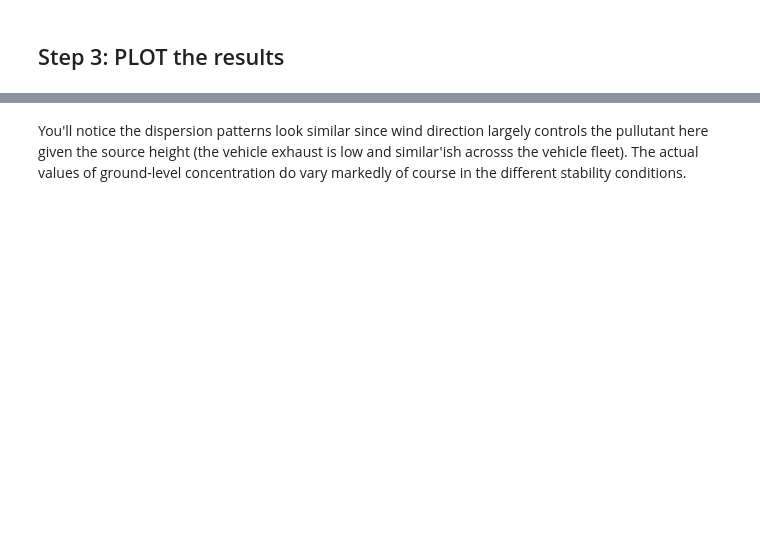
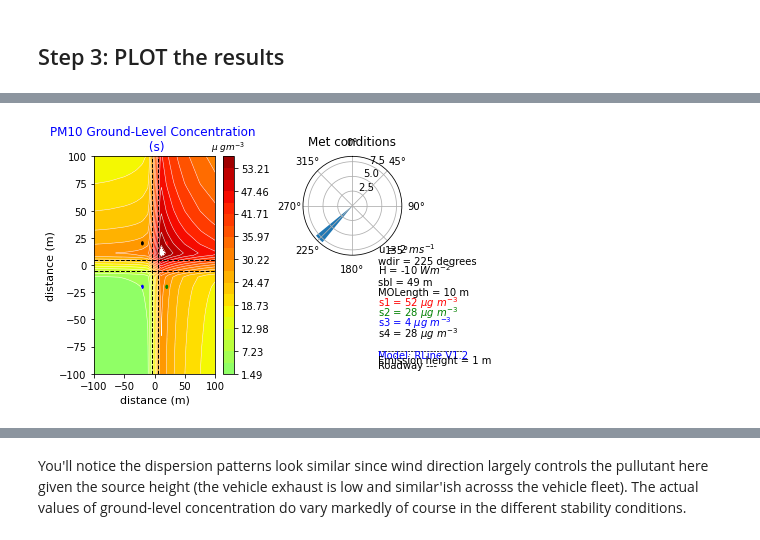
Before and after one commit to edinumet/rline, a Jupyter notebook: rline_eft.ipynb, the cells around one changed output, grey strips where cells are left out. Cells and saved outputs as stored; diff of their text form; code cells hidden in the pictures; blank space fills up the shorter version.

```diff
--- a/rline_eft.ipynb
+++ b/rline_eft.ipynb
@@ -164,0 +161,85 @@ NameError: name 'dfc_1' is not defined
+# %%
+#rplot.plotrw()
+sites = []
+max = min = 0
+gs = gridspec.GridSpec(4, 4)
+gs.update(left=0.10, right=0.95, hspace=0.05)
+hourly_stab = ['stable','weakly stable','weakly convective','convective']
+sitenames = ['site 1','site 2','site 3','site 4']
+infilename = 'Output_Example_Numerical.csv'
+infilename2 = 'Met_Example.csv'
+# use Pandas to read in concentration data
+dfc=pd.read_csv(infilename, header=10, skipinitialspace=True)
+#print(dfc)
+# use Pandas to read in meteorology data
+dfm=pd.read_csv(infilename2, skip_blank_lines=True, skipinitialspace=True)
+#dfm.head(4)
+# NB - RLINE has calculated the concentrations based on unit emission
+# so we need to multiply the predicted concentrations by the actual emissions
+hourlist=[]
+methourlist=[]
+# Split into hourly dataframes for graphing
+# https://stackoverflow.com/questions/54046707/pandas-split-one-dataframe-into-multiple-dataframes
+for h in dfc['Hour'].unique():
+    temp = 'dfc_{}'.format(h)
+    #hourlist.append(temp)  # keep track of data files to process
+    vars()[temp] = dfc[dfc['Hour']==h]
+
+hourlist=[dfc_1, dfc_2, dfc_3, dfc_4]
+
+for h in dfm['Hour'].unique():
+    temp = 'dfm_{}'.format(h)
+    vars()[temp] = dfm[dfm['Hour']==h]
+
+methourlist=[dfm_1, dfm_2, dfm_3, dfm_4]
+
+i=0
+# extract the x, y, z-values to 1-D arrays for plotting
+xx = dfc_1['X-Coordinate'].to_numpy()
+yy = dfc_1['Y-Coordinate'].to_numpy()
+siteinfo = pd.DataFrame(sitenames)
+
+for dfhn in hourlist:
+    dfh = pd.DataFrame(dfhn)
+    hour=i
+    stab=hourly_stab[i]
+    print(stab)
+    # Particulate matter
+    zzp = (dfh['C_G1']*hwpme+dfh['C_G2']*hwpme).to_numpy()
+    # NOx
+    zzn = (dfh['C_G1']*hwnxe+dfh['C_G2']*hwnxe).to_numpy()
+
+    max = (dfh['C_G1']*hwpme+dfh['C_G2']*hwpme).max()
+    min = (dfh['C_G1']*hwpme+dfh['C_G2']*hwpme).min()
+
+    # get the concentration values at the 4 receptor sites
+    dfs1 = dfh[((dfh['X-Coordinate'] == 20.000) & (dfh['Y-Coordinate'] == 20.000))]
+    dfs2 = dfh[((dfh['X-Coordinate'] == 20.000) & (dfh['Y-Coordinate'] == -20.000))]
+    dfs3 = dfh[((dfh['X-Coordinate'] == -20.000) & (dfh['Y-Coordinate'] == -20.000))]
+    dfs4 = dfh[((dfh['X-Coordinate'] == -20.000) & (dfh['Y-Coordinate'] == 20.000))]
+    # Get the concentration values at the 4 receptor sites
+    # Particulates first
+    s1zp = dfs1.iloc[0]['C_G1']*hwpme+dfs1.iloc[0]['C_G2']*hwpme
+    s2zp = dfs2.iloc[0]['C_G1']*hwpme+dfs2.iloc[0]['C_G2']*hwpme
+    s3zp = dfs3.iloc[0]['C_G1']*hwpme+dfs3.iloc[0]['C_G2']*hwpme
+    s4zp = dfs4.iloc[0]['C_G1']*hwpme+dfs4.iloc[0]['C_G2']*hwpme
+    # Next NOx
+    s1zn = dfs1.iloc[0]['C_G1']*hwnxe+dfs1.iloc[0]['C_G2']*hwnxe
+    s2zn = dfs2.iloc[0]['C_G1']*hwnxe+dfs2.iloc[0]['C_G2']*hwnxe
+    s3zn = dfs3.iloc[0]['C_G1']*hwnxe+dfs3.iloc[0]['C_G2']*hwnxe
+    s4zn = dfs4.iloc[0]['C_G1']*hwnxe+dfs4.iloc[0]['C_G2']*hwnxe
+
+    sitesp = [s1zp, s2zp, s3zp, s4zp]
+    sitesn = [s1zn, s2zn, s3zn, s4zn]
+    # Put the Conc data into a Pandas DataFrame so you can display it
+    siteinfo = pd.DataFrame(index=sitenames)
+    siteinfo['PM'] = sitesp
+    siteinfo['NOx'] = sitesn
+    siteinfo['PM'] = pd.Series([np.round(val, 2) for val in siteinfo['PM']], index = siteinfo.index)
+    siteinfo['NOx'] = pd.Series([np.round(val, 2) for val in siteinfo['NOx']], index = siteinfo.index)
+    print(siteinfo)
+    # pass to plotting routine
+    pls.pls(gs, xx, yy, zzp, hour, min, max, methourlist[i], sitesp, stab)
+    i=i+1
+    print('-----------------------------------------------------')
+# %% [output]
@@ -164,0 +252 @@ NameError: name 'dfc_1' is not defined
+[figure, added]
```
Also changed, not shown: parts of 5 cells of this notebook, 2 other files.
